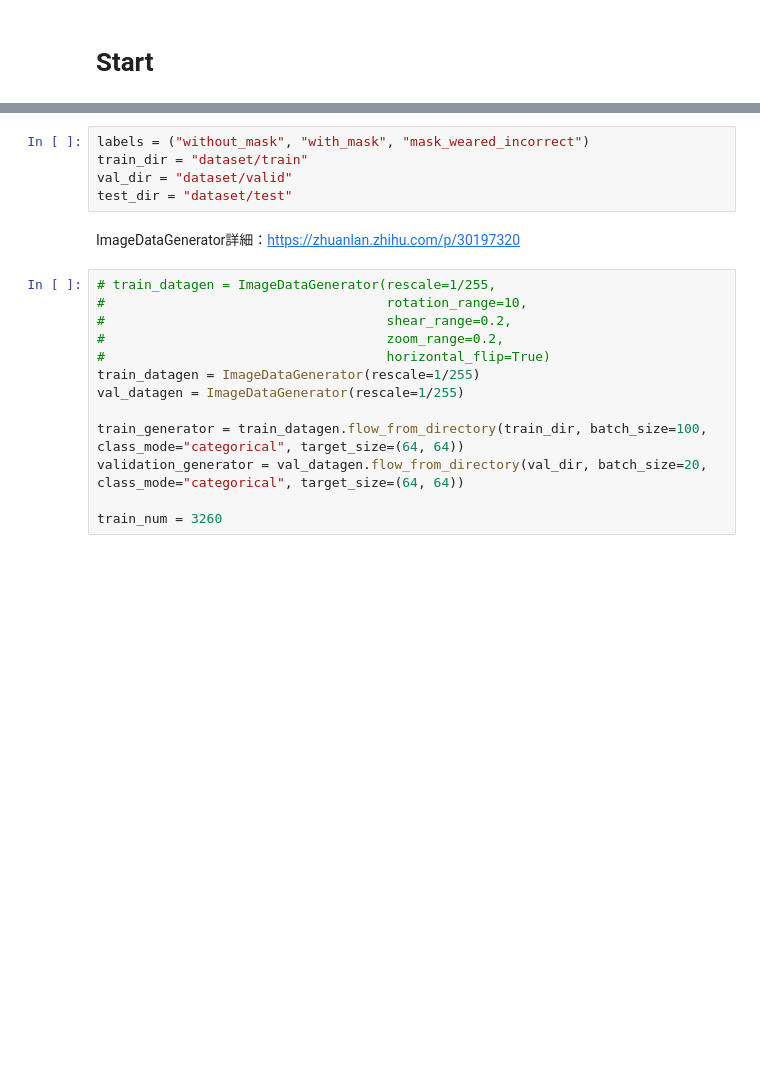
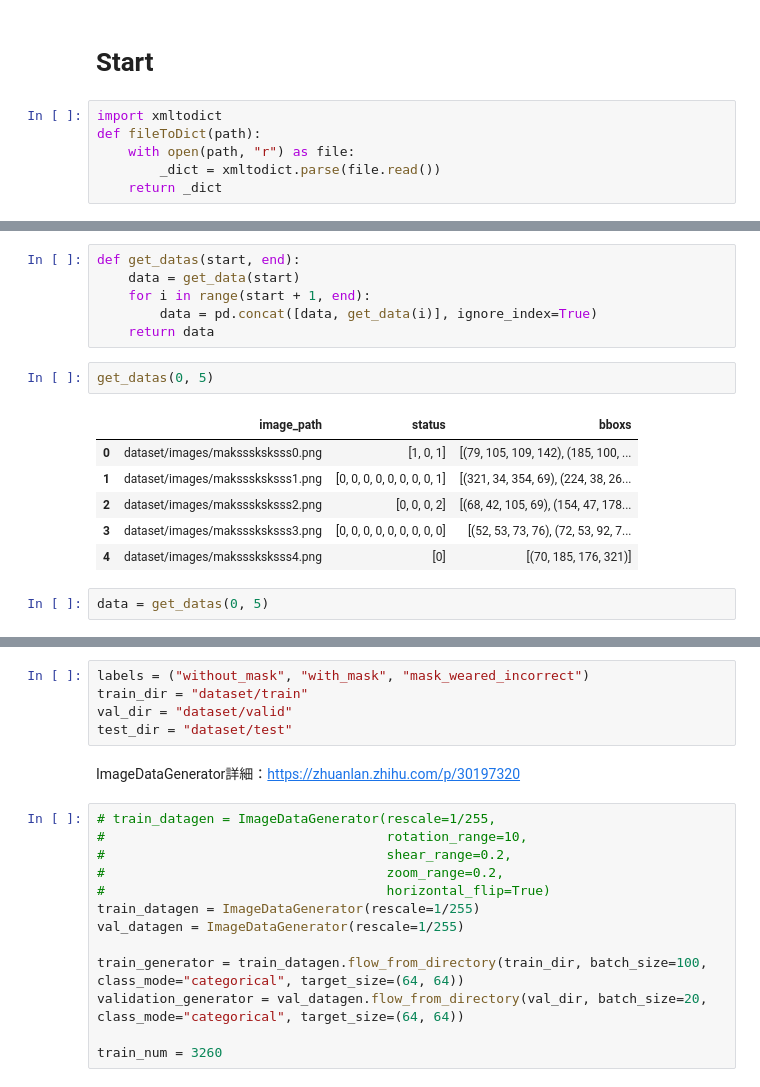
Before and after one commit to kkldream/Tensorflow-Learning, a Jupyter notebook: Face_Mask_Detection/main.ipynb, the cells around one changed output, grey strips where cells are left out. Saved outputs shown, nothing was run; the diff lists cells and outputs as text; blank space fills up the shorter version.

```diff
--- a/Face_Mask_Detection/main.ipynb
+++ b/Face_Mask_Detection/main.ipynb
@@ -26,2 +24,8 @@ IndexError: list index out of range
 # %% [markdown]
 # Start
+# %%
+import xmltodict
+def fileToDict(path):
+    with open(path, "r") as file:
+        _dict = xmltodict.parse(file.read())
+    return _dict
@@ -27,0 +76,17 @@ IndexError: list index out of range
+# %%
+def get_datas(start, end):
+    data = get_data(start)
+    for i in range(start + 1, end):
+        data = pd.concat([data, get_data(i)], ignore_index=True)
+    return data
+# %%
+get_datas(0, 5)
+# %% [output]
+|  | image_path | status | bboxs |
+| 0 | dataset/images/maksssksksss0.png | [1, 0, 1] | [(79, 105, 109, 142), (185, 100, ... |
+| 1 | dataset/images/maksssksksss1.png | [0, 0, 0, 0, 0, 0, 0, 0, 1] | [(321, 34, 354, 69), (224, 38, 26... |
+| 2 | dataset/images/maksssksksss2.png | [0, 0, 0, 2] | [(68, 42, 105, 69), (154, 47, 178... |
+| 3 | dataset/images/maksssksksss3.png | [0, 0, 0, 0, 0, 0, 0, 0, 0] | [(52, 53, 73, 76), (72, 53, 92, 7... |
+| 4 | dataset/images/maksssksksss4.png | [0] | [(70, 185, 176, 321)] |
+# %%
+data = get_datas(0, 5)
```
Also changed, not shown: parts of 6 cells of this notebook, 6 other files.
